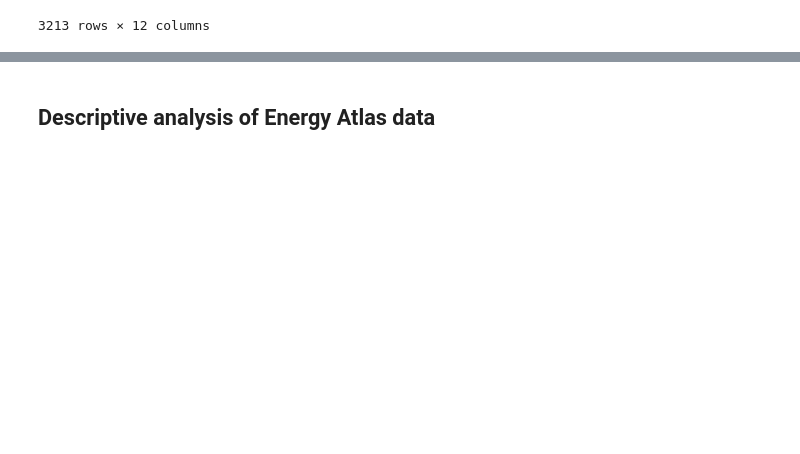
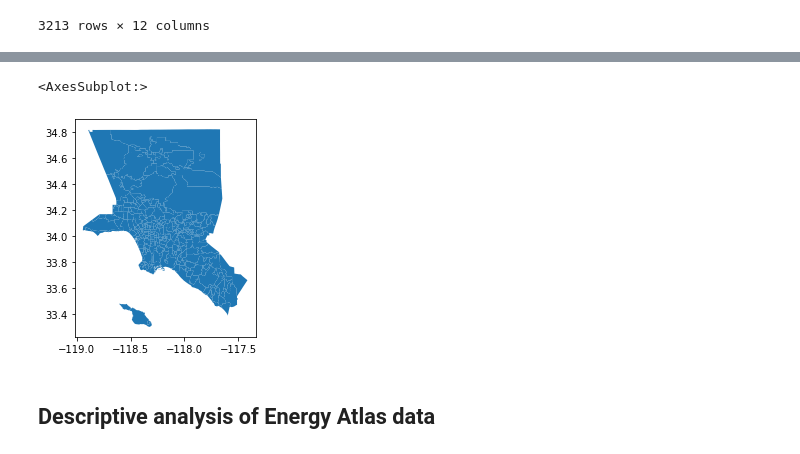
Before and after one commit to josephko91/anthropogenic-heat-la, a Jupyter notebook: anthropogenic-heat-buildings.ipynb, the cells around one changed output, grey strips where cells are left out. Drawn from its saved outputs; the diff is of its cells as text; code cells hidden in the pictures; blank space fills up the shorter version.

Commit message:
add neighborhood geojson data

```diff
--- a/anthropogenic-heat-buildings.ipynb
+++ b/anthropogenic-heat-buildings.ipynb
@@ -64,0 +69,5 @@ None
+# %%
+url = 'https://github.com/datadesk/mapping-la-data/raw/main/geojson/la-county-neighborhoods-v6.geojson'
+#file = requests.get(url)
+neighborhoods = geopandas.read_file(url)
+neighborhoods.head()
@@ -65,3 +81,9 @@ None
+# %%
+# plot boundaries of neighborhoods for visual check
+neighborhoods.plot()
+# %% [output]
+<AxesSubplot:>
+[figure, added]
 # %% [markdown]
 ## Descriptive analysis of Energy Atlas data
 # %%
```
Also changed, not shown: parts of 11 cells of this notebook.
